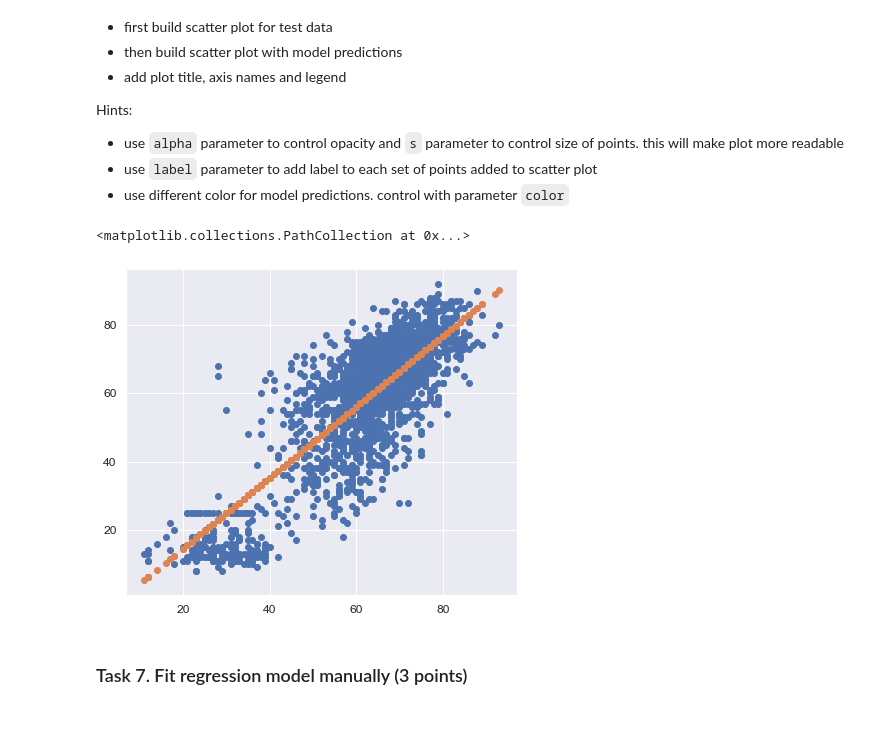
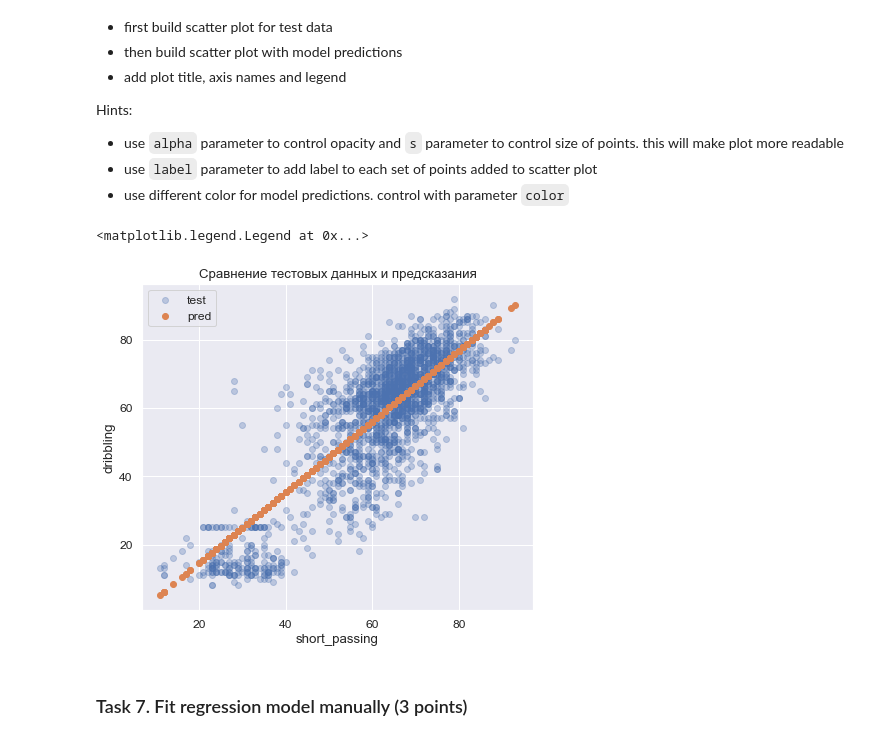
Before and after one commit to LaSegadora/rsschool_3_linear_regression, a Jupyter notebook: linear_regression.ipynb, the cells around one changed output. Cells and saved outputs as stored; diff of their text form; code cells hidden in the pictures.

```diff
--- a/linear_regression.ipynb
+++ b/linear_regression.ipynb
@@ -645,12 +653,16 @@ Hints:
 * use different color for model predictions. control with parameter `color`
 # %%
 # your code here
-plt.scatter(x_test,y_test)
-plt.scatter(x_test,model_manual_preds)
-# plt.legend()  # adds legend to a plot
+fig, ax = plt.subplots()
+plt.title('Сравнение тестовых данных и предсказания')
+ax.scatter(x_test,y_test,alpha=0.3,label='test')
+ax.scatter(x_test,model_manual_preds,label='pred')
+ax.set_xlabel('short_passing')
+ax.set_ylabel('dribbling')
+plt.legend()  # adds legend to a plot
 # %% [output]
-<matplotlib.collections.PathCollection at 0x...>
+<matplotlib.legend.Legend at 0x...>
-[figure, old version]
+[figure, new version]
 # %% [markdown]
 ### Task 7.  Fit regression model manually (3 points)
 # %% [markdown]
```
Also changed, not shown: parts of 45 cells of this notebook.
